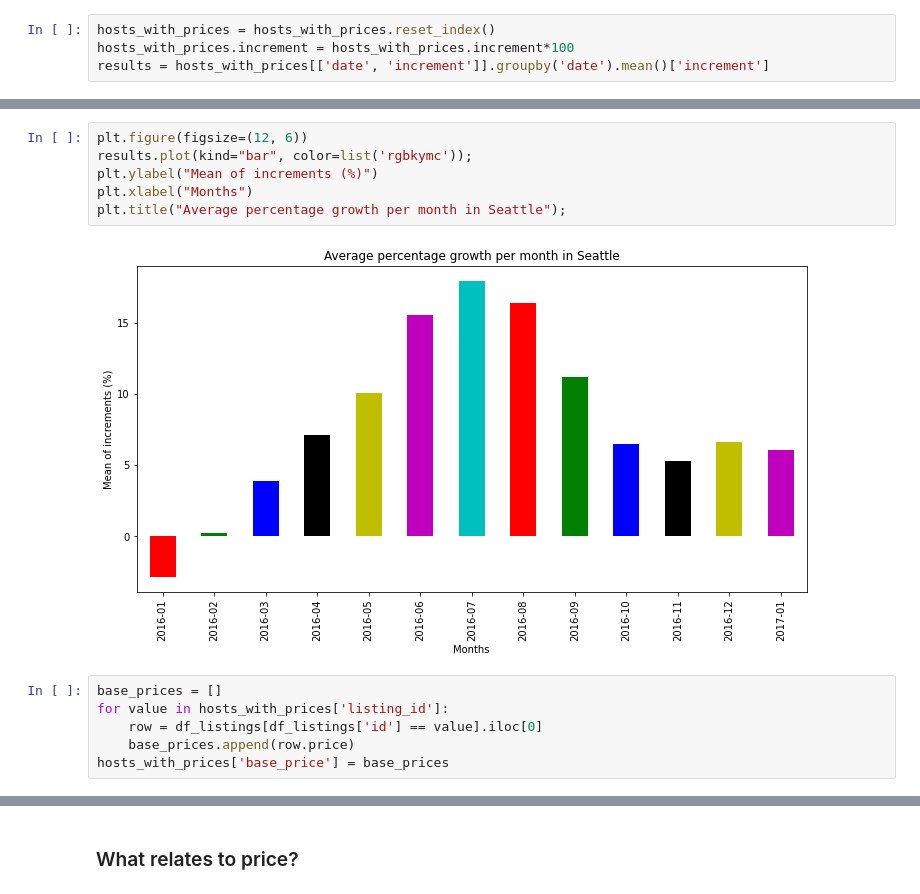
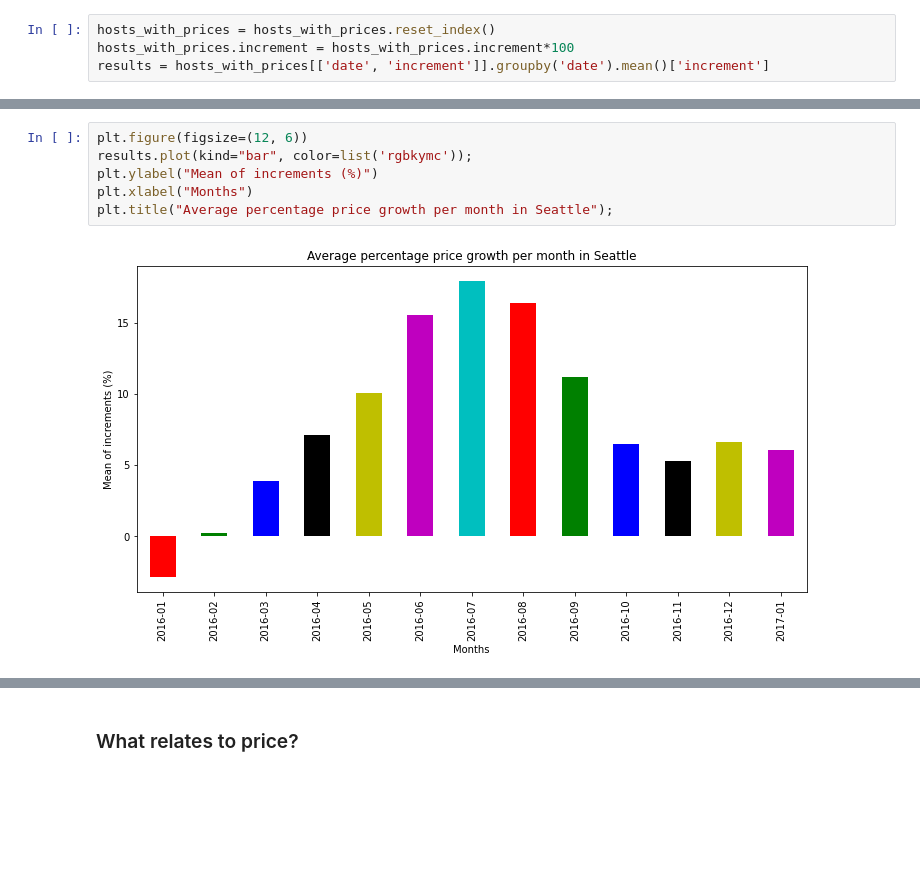
Before and after one commit to leonellima/project_crispdm, a Jupyter notebook: code.ipynb, the cells around one changed output, grey strips where cells are left out. Drawn from its saved outputs; the diff is of its cells as text; blank space fills up the shorter version.

```diff
--- a/code.ipynb
+++ b/code.ipynb
@@ -465,14 +431,8 @@ Name: increment, dtype: float64
 # %%
 plt.figure(figsize=(12, 6))
 results.plot(kind="bar", color=list('rgbkymc'));
 plt.ylabel("Mean of increments (%)")
 plt.xlabel("Months")
-plt.title("Average percentage growth per month in Seattle");
+plt.title("Average percentage price growth per month in Seattle");
 # %% [output]
-[figure, old version]
+[figure, new version]
-# %%
-base_prices = []
-for value in hosts_with_prices['listing_id']:
-    row = df_listings[df_listings['id'] == value].iloc[0]
-    base_prices.append(row.price)
-hosts_with_prices['base_price'] = base_prices
```
Also changed, not shown: parts of 6 cells of this notebook, 2 other files.
